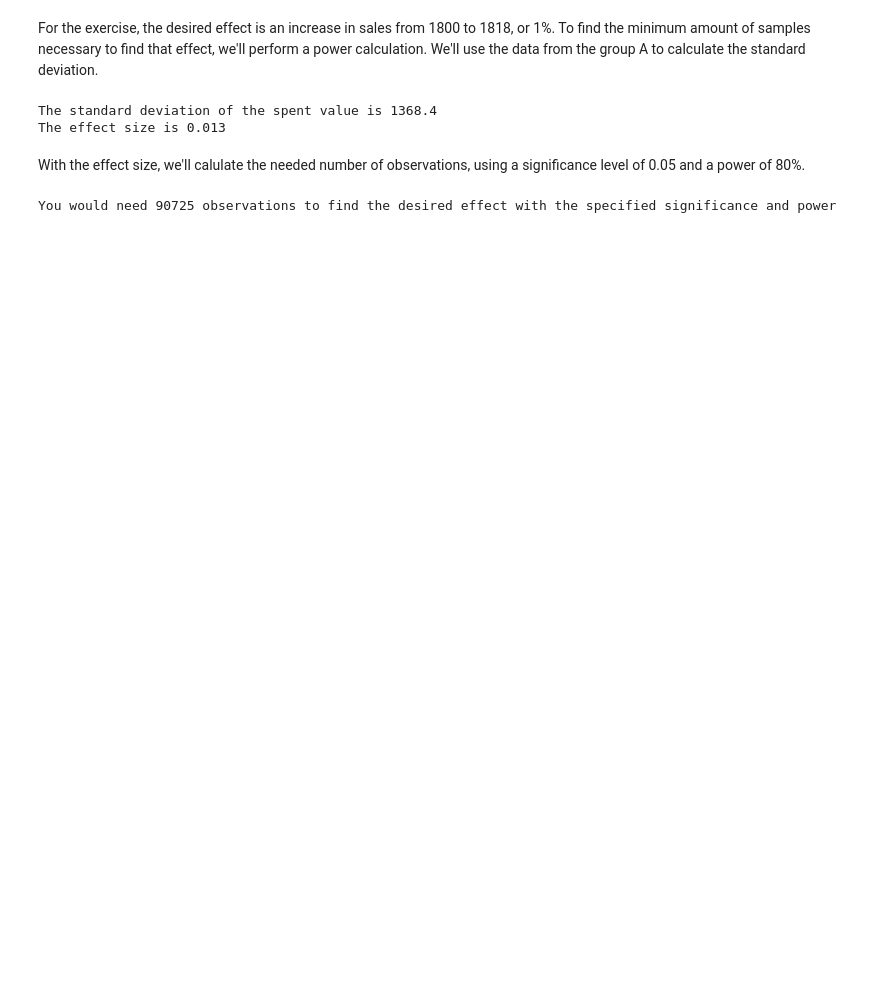
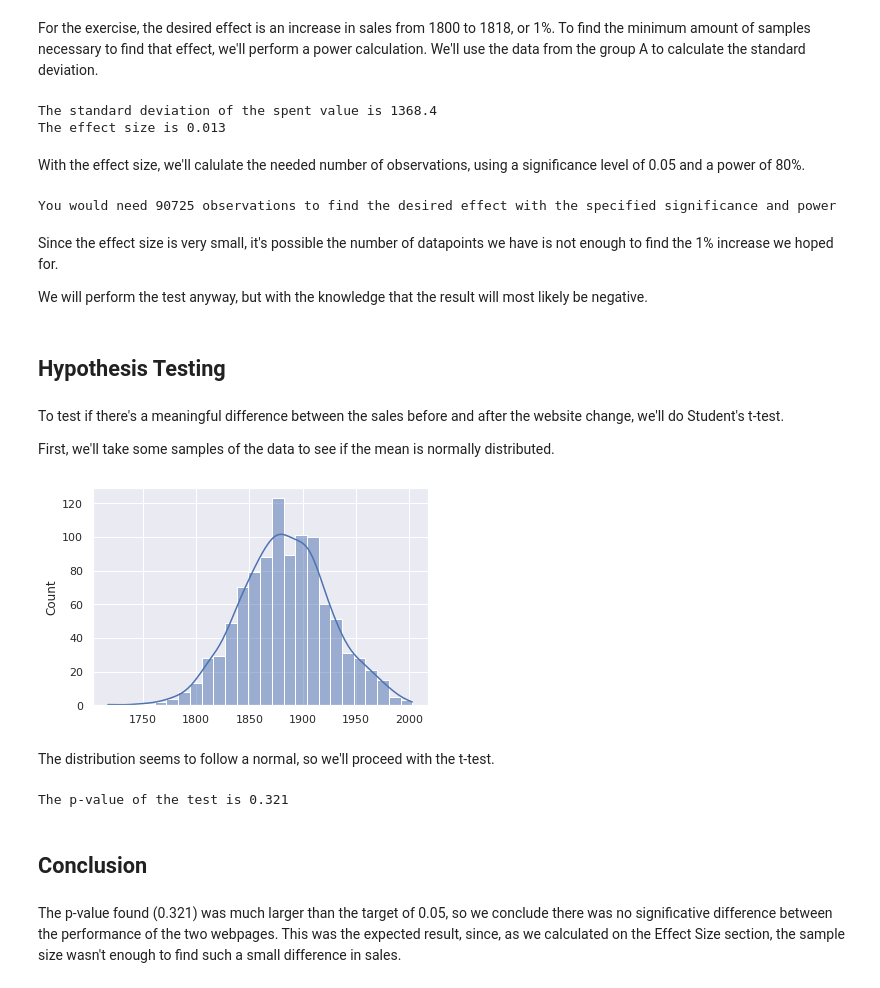
Before and after one commit to brenosakaguti/ab-testing-study, a Jupyter notebook: ab-testing.ipynb, the cells around one changed output. Drawn from its saved outputs; the diff is of its cells as text; code cells hidden in the pictures; blank space fills up the shorter version.

Commit message:
finished second test

```diff
--- a/ab-testing.ipynb
+++ b/ab-testing.ipynb
@@ -159,3 +145,36 @@ nobs = ceil(sms.TTestIndPower().solve_power(effect_size=eff_size, power=0.8, alp
 print(f"You would need {nobs} observations to find the desired effect with the specified significance and power")
 # %% [output]
 You would need 90725 observations to find the desired effect with the specified significance and power
+# %% [markdown]
+Since the effect size is very small, it's possible the number of datapoints we have is not enough to find the 1% increase we hoped for.
+
+We will perform the test anyway, but with the knowledge that the result will most likely be negative.
+# %% [markdown]
+## Hypothesis Testing
+# %% [markdown]
+To test if there's a meaningful difference between the sales before and after the website change, we'll do Student's t-test.
+
+First, we'll take some samples of the data to see if the mean is normally distributed.
+# %%
+length = 1000
+arr = np.zeros(length)
+for i in range(length):
+    num = df3["spent"].sample(1000, random_state=i).mean()
+    arr[i] = num
+
+sns.histplot(arr, kde=True);
+# %% [output]
+[figure, new version]
+# %% [markdown]
+The distribution seems to follow a normal, so we'll proceed with the t-test.
+# %%
+x1 = df3[df3["group"] == "GRP A"]["spent"]
+x2 = df3[df3["group"] == "GRP B"]["spent"]
+tstat, pvalue, df = sms.ttest_ind(x1, x2, alternative="smaller")
+print(f"The p-value of the test is {pvalue:.3f}")
+# %% [output]
+The p-value of the test is 0.321
+# %% [markdown]
+## Conclusion
+# %% [markdown]
+The p-value found (0.321) was much larger than the target of 0.05, so we conclude there was no significative difference between the performance of the two webpages. This was the expected result, since, as we calculated on the Effect Size section, the sample size wasn't enough to find such a small difference in sales.
```
Also changed, not shown: parts of 5 cells of this notebook.
